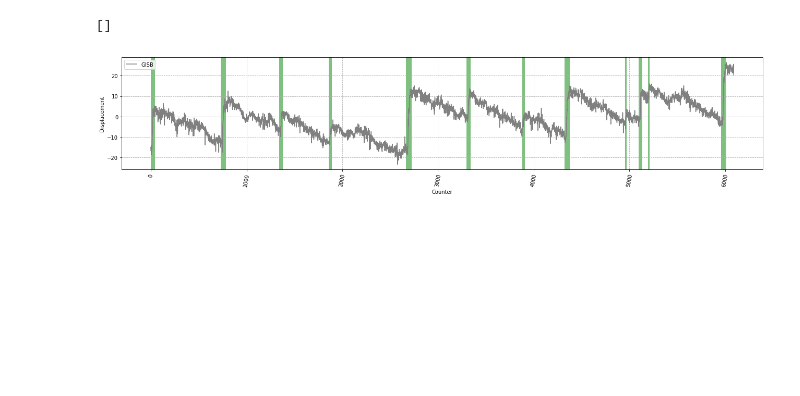
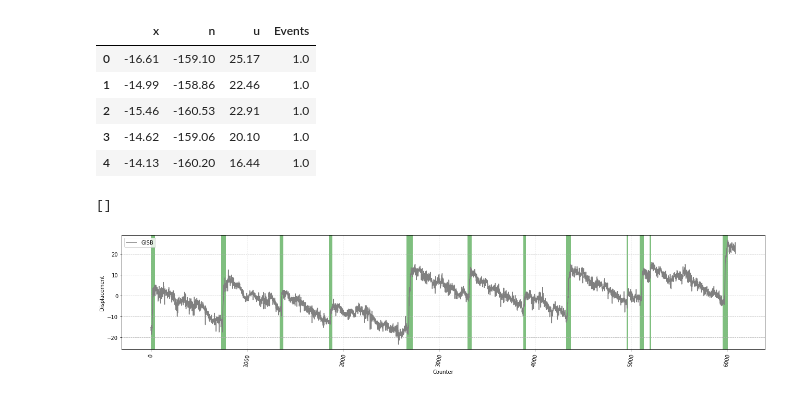
Before and after one commit to francovm/SSE, a Jupyter notebook: notebooks/09-Test-LSTM-GISB.ipynb, the cells around one changed output. Cells and saved outputs as stored; diff of their text form; code cells hidden in the pictures; blank space fills up the shorter version.

```diff
--- a/notebooks/09-Test-LSTM-GISB.ipynb
+++ b/notebooks/09-Test-LSTM-GISB.ipynb
@@ -27,6 +29,16 @@ DATA_SPLIT_PCT = 0.2
 # %%
 # load  dataset
 df = pd.read_csv('/home/francovm/Projects/SSE/data/processed/GISB.csv', sep='\t', encoding='utf-8')
+
+df = df.drop(df.columns[[1, 3, 5]], axis=1)
+df.head()
+# %% [output]
+|  | x | n | u | Events |
+| 0 | -16.61 | -159.10 | 25.17 | 1.0 |
+| 1 | -14.99 | -158.86 | 22.46 | 1.0 |
+| 2 | -15.46 | -160.53 | 22.91 | 1.0 |
+| 3 | -14.62 | -159.06 | 20.10 | 1.0 |
+| 4 | -14.13 | -160.20 | 16.44 | 1.0 |
 # %%
 fig, ax = plt.subplots()
 
```
Also changed, not shown: parts of 12 cells of this notebook, 14 other files.
